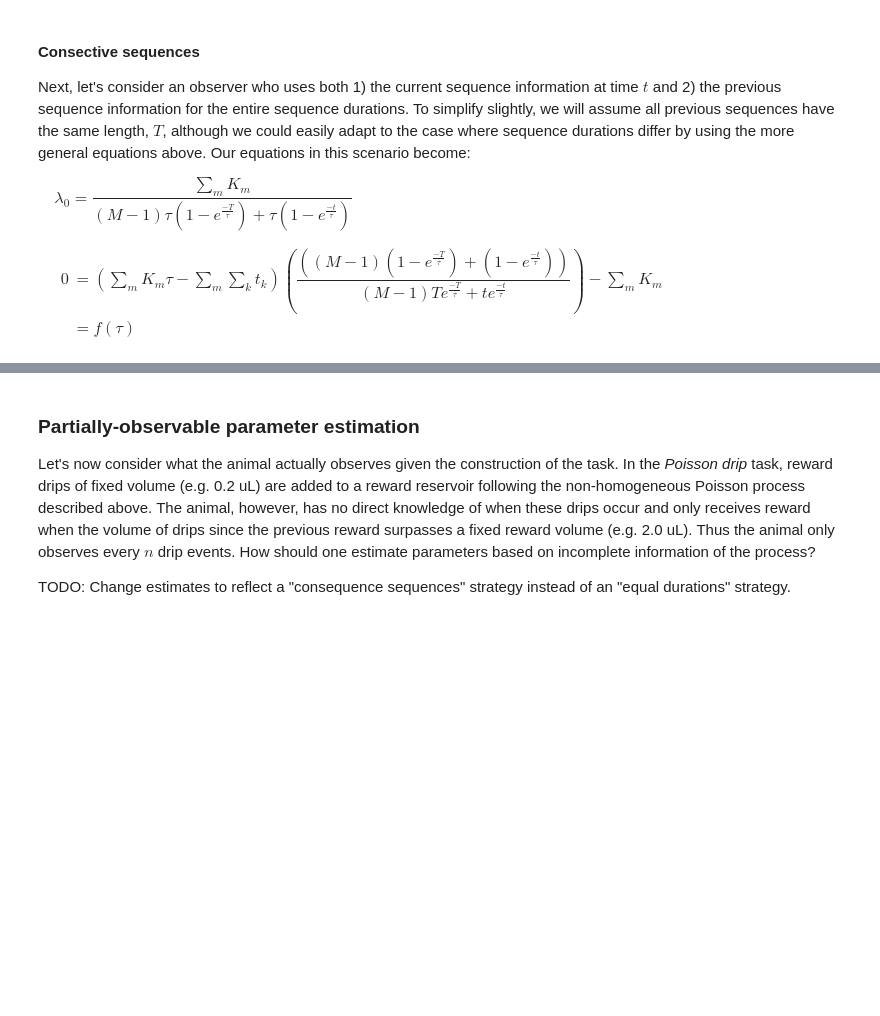
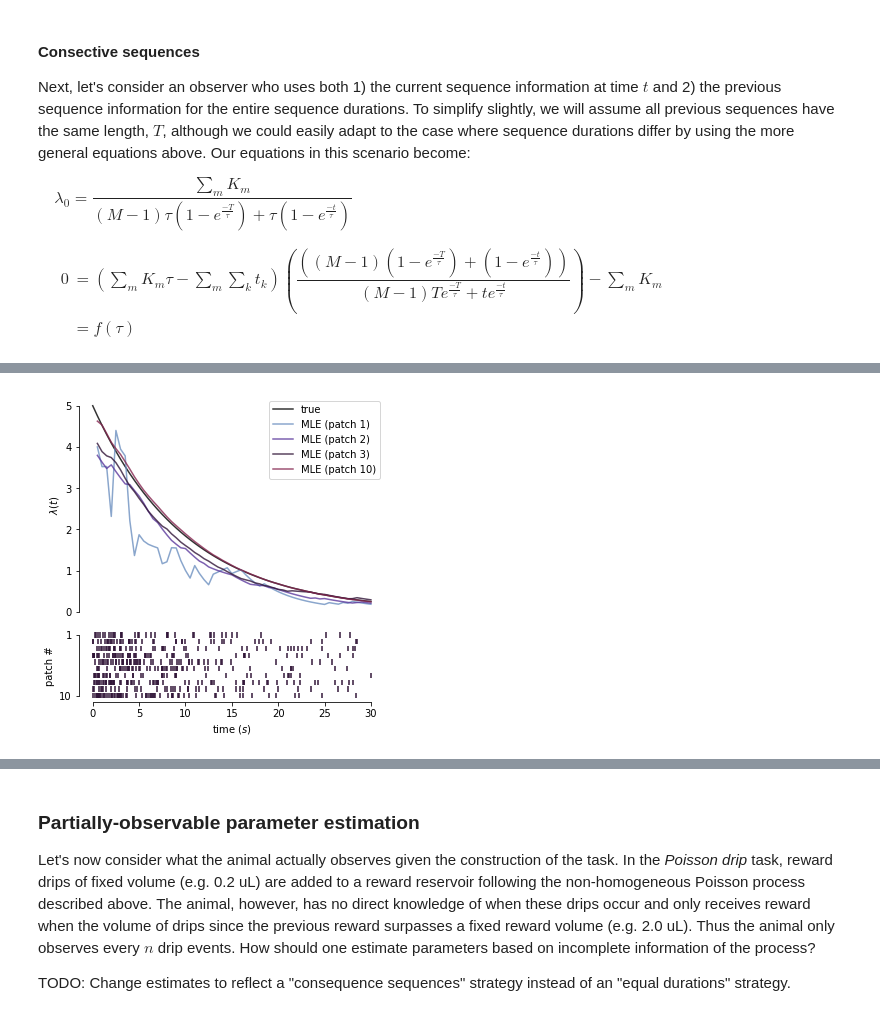
Before and after one commit to jbwebb8/foraging-analysis, a Jupyter notebook: notebooks/foraging_theory.ipynb, the cells around one changed output, grey strips where cells are left out. Saved outputs shown, nothing was run; the diff lists cells and outputs as text; code cells hidden in the pictures; blank space fills up the shorter version.

```diff
--- a/notebooks/foraging_theory.ipynb
+++ b/notebooks/foraging_theory.ipynb
@@ -1314,7 +1331,7 @@ tau = 10.0 # rate of decay of lambda
 T = 30.0 # current time in patch
 bin_size = 0.5 # duration of time bins to estimate rate decay
 t_bin = np.linspace(0.0, T, num=int(T/bin_size + 1))
-M = 21 # number of sequences
+M = 11 # number of sequences
 tau_lim = [1.0, 100.0] # limits of integration; p(tau) = 0 outside bounds
 
 # Create Poisson model
@@ -1518 +1502,77 @@ Estimated time remaining: 0:00:00
+# %%
+# Create figure and placeholders.
+M_plot = [0, 1, 2, 9]
+nrows = 2
+ncols = 1
+heights = [3.0, 1.0]
+gridspec_kw= {'height_ratios': heights,
+              'hspace': 0.10,
+              'right': 0.975,
+              'top': 0.975}
+fig, axes = plt.subplots(nrows, ncols,
+                         sharex=True,
+                         figsize=(5.0, 5.0),
+                         gridspec_kw=gridspec_kw)
+cmap = plt.get_cmap('twilight')
+#cmap = plt.get_cmap('bone')
+cmap = colors.LinearSegmentedColormap.from_list('twilight_rescaled',
+                                                cmap(np.linspace(0.2, 0.8, 100)))
+
+# Plot true parameter
+ax = axes[0]
+ax.plot(t_bin,
+        lam_0*np.exp(-t_bin/tau),
+        color='black',
+        alpha=0.8,
+        label='true',
+        zorder=0)
+
+# Plot MLE from likelihood
+for i, m in enumerate(M_plot):
+    ax.plot(t_bin[1:],
+            lam_MLE[m, :],
+            color=cmap(i/len(M_plot)),
+            alpha=0.8,
+            linestyle='-',
+            label='MLE (patch {})'.format(m+1))
+
+# Plot events
+ax = axes[1]
+for m in range(max(M_plot)+1):
+    ax.vlines(t_k[m],
+              ymin=(m-0.4),
+              ymax=(m+0.4),
+              color=cmap(0.5))
+              #label='event')
+
+# Format axis.
+for ax in axes:
+    ax.spines['right'].set_visible(False)
+    ax.spines['top'].set_visible(False)
+
+ax = axes[0]
+ax.legend()
+ax.set_ylabel('$\lambda(t)$')
+ax.set_yticks(np.arange(0, ax.get_ylim()[1], ax.get_ylim()[1]//3));
+ax.spines['bottom'].set_visible(False)
+ax.spines['left'].set_bounds(0.0, ax.get_yticks()[-1])
+ax.tick_params(axis='x', length=0.0)
+
+ax = axes[1]
+ax.set_xlabel(r'time ($s$)')
+ax.set_xticks(np.arange(0, 31, 5))
+ax.set_ylabel('patch #')
+ax.set_yticks([0, max(M_range)])
+ax.set_yticklabels([y+1 for y in ax.get_yticks()])
+#ax.spines['left'].set_bounds(0.5, 3.5)
+ax.spines['left'].set_bounds(0.0, ax.get_yticks()[-1])
+ax.spines['bottom'].set_bounds(0.0, ax.get_xticks()[-1])
+ax.invert_yaxis()
+
+# Save figure.
+folder = '/home/james/Documents/Projects/foraging/figures/thesis/chapter03/'
+filename = 'Bayesian_multi_sequence_MLE.pdf'
+fig.savefig(os.path.join(folder, filename), fmt='pdf', dpi=600)
+# %% [output]
+[figure, added]
 # %%
```
Also changed, not shown: parts of 28 cells of this notebook.
